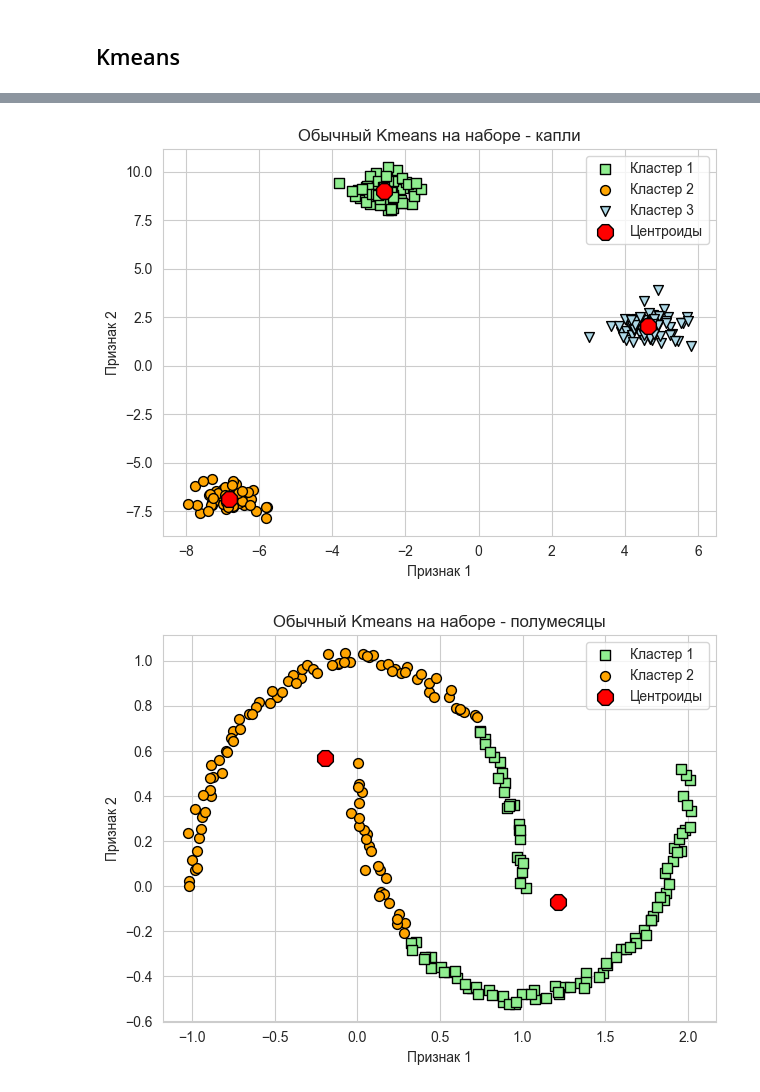
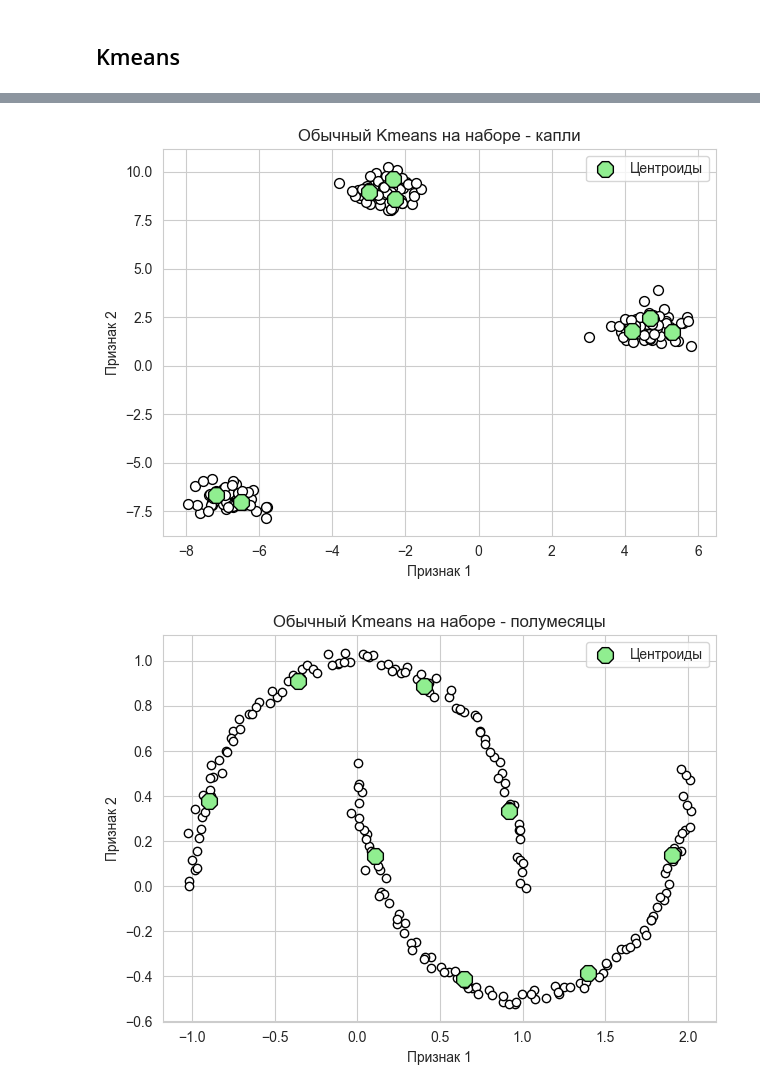
Before and after one commit to Safuanov888/Unsupervised_learning_VUZ, a Jupyter notebook: Models.ipynb, the cells around one changed output, grey strips where cells are left out. Cells and saved outputs as stored; diff of their text form; code cells hidden in the pictures.

Commit message:
Немного изменил Kmeans и построил DBSCAN

```diff
--- a/Models.ipynb
+++ b/Models.ipynb
@@ -62,23 +70,10 @@ preds = kmeans_base_blobs.fit_predict(X)
 # %%
-plt.scatter(X[preds == 0, 0],
-            X[preds == 0, 1],
-            s=50, c='lightgreen',
-            marker='s', edgecolor='black',
-            label='Кластер 1')
-plt.scatter(X[preds == 1, 0],
-            X[preds == 1, 1],
-            s=50, c='orange',
-            marker='o', edgecolor='black',
-            label='Кластер 2')
-plt.scatter(X[preds == 2, 0],
-            X[preds == 2, 1],
-            s=50, c='lightblue',
-            marker='v', edgecolor='black',
-            label='Кластер 3')
+plt.scatter(X[:, 0], X[:, 1],
+            c='white', marker='o', edgecolor='black', s=50)
 plt.scatter(kmeans_base_blobs.cluster_centers_[:, 0],
             kmeans_base_blobs.cluster_centers_[:, 1],
             s=150, marker='8',
-            c='red', edgecolor='black',
+            c='lightgreen', edgecolor='black',
             label='Центроиды')
 
 plt.xlabel('Признак 1')
@@ -88,37 +83,23 @@ plt.legend(scatterpoints=1)
 plt.title('Обычный Kmeans на наборе - капли')
 plt.tight_layout()
 # %% [output]
-[figure, old version]
+[figure, new version]
 # %%
-kmeans_base_moons = KMeans(n_clusters=2,
-                init='random',
-                tol=1e-4,
-                max_iter=300,
-                random_state=42,
-                n_init=10)
+kmeans_base_moons = KMeans()
 preds = kmeans_base_moons.fit_predict(X1)
 # %%
-plt.scatter(X1[preds == 0, 0],
-            X1[preds == 0, 1],
-            s=50, c='lightgreen',
-            marker='s', edgecolor='black',
-            label='Кластер 1')
-plt.scatter(X1[preds == 1, 0],
-            X1[preds == 1, 1],
-            s=50, c='orange',
-            marker='o', edgecolor='black',
-            label='Кластер 2')
+plt.scatter(X1[:, 0], X1[:, 1], c='white', edgecolor='black')
 plt.scatter(kmeans_base_moons.cluster_centers_[:, 0],
             kmeans_base_moons.cluster_centers_[:, 1],
             s=150, marker='8',
-            c='red', edgecolor='black',
+            c='lightgreen', edgecolor='black',
             label='Центроиды')
 
 plt.xlabel('Признак 1')
 plt.ylabel('Признак 2')
 
 plt.legend(scatterpoints=1)
 plt.title('Обычный Kmeans на наборе - полумесяцы')
 plt.tight_layout()
 # %% [output]
-[figure, old version]
+[figure, new version]
```
Also changed, not shown: parts of 5 cells of this notebook.
